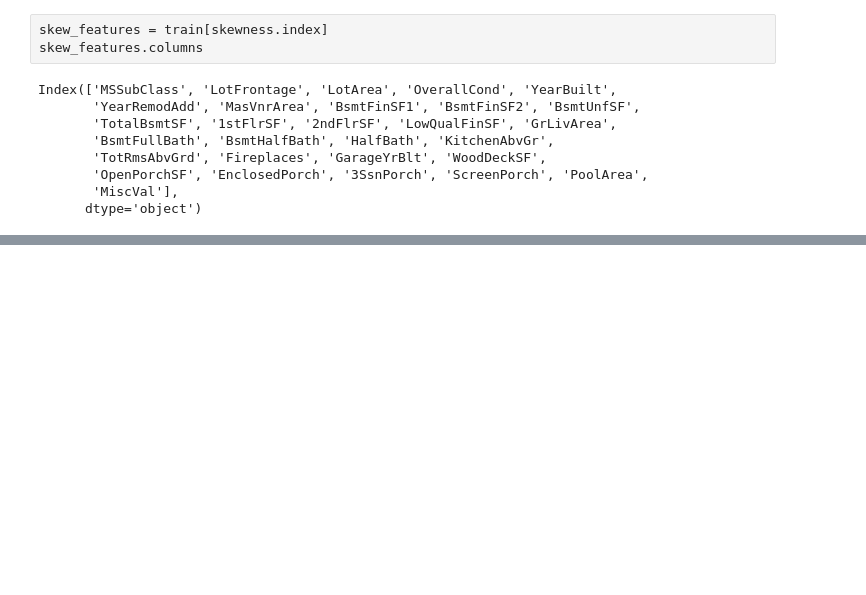
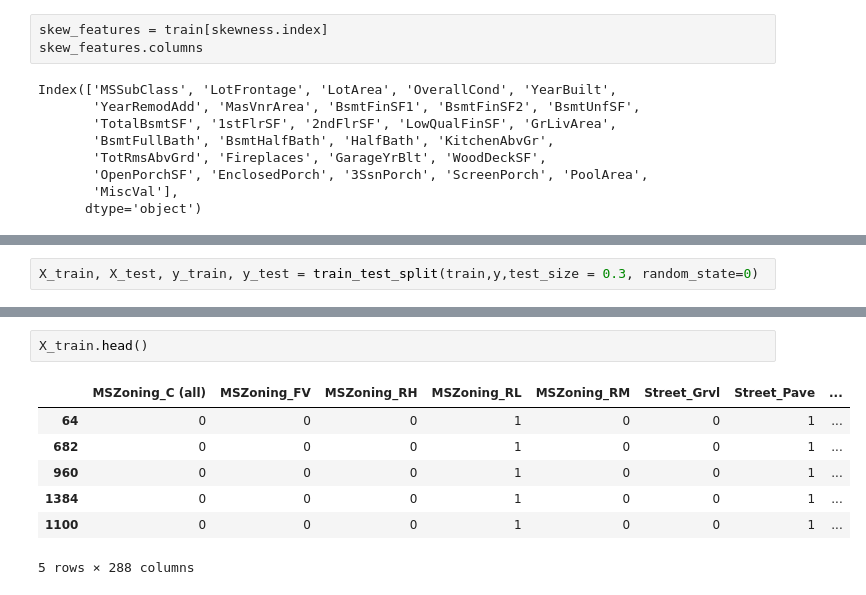
Before and after one commit to sabomasa/House-Price-Calculation, a Jupyter notebook: HousePriceCalculation.ipynb, the cells around one changed output, grey strips where cells are left out. Cells and saved outputs as stored; diff of their text form; blank space fills up the shorter version.

```diff
--- a/HousePriceCalculation.ipynb
+++ b/HousePriceCalculation.ipynb
@@ -273,0 +307,2 @@ Index(['MSSubClass', 'LotFrontage', 'LotArea', 'OverallCond', 'YearBuilt',
+# %%
+X_train, X_test, y_train, y_test = train_test_split(train,y,test_size = 0.3, random_state=0)
@@ -273,0 +313,10 @@ Index(['MSSubClass', 'LotFrontage', 'LotArea', 'OverallCond', 'YearBuilt',
+# %%
+X_train.head()
+# %% [output]
+|  | MSZoning_C (all) | MSZoning_FV | MSZoning_RH | MSZoning_RL | MSZoning_RM | Street_Grvl | Street_Pave | ... |
+| 64 | 0 | 0 | 0 | 1 | 0 | 0 | 1 | ... |
+| 682 | 0 | 0 | 0 | 1 | 0 | 0 | 1 | ... |
+| 960 | 0 | 0 | 0 | 1 | 0 | 0 | 1 | ... |
+| 1384 | 0 | 0 | 0 | 1 | 0 | 0 | 1 | ... |
+| 1100 | 0 | 0 | 0 | 1 | 0 | 0 | 1 | ... |
+5 rows × 288 columns
```
Also changed, not shown: parts of 8 cells of this notebook.
